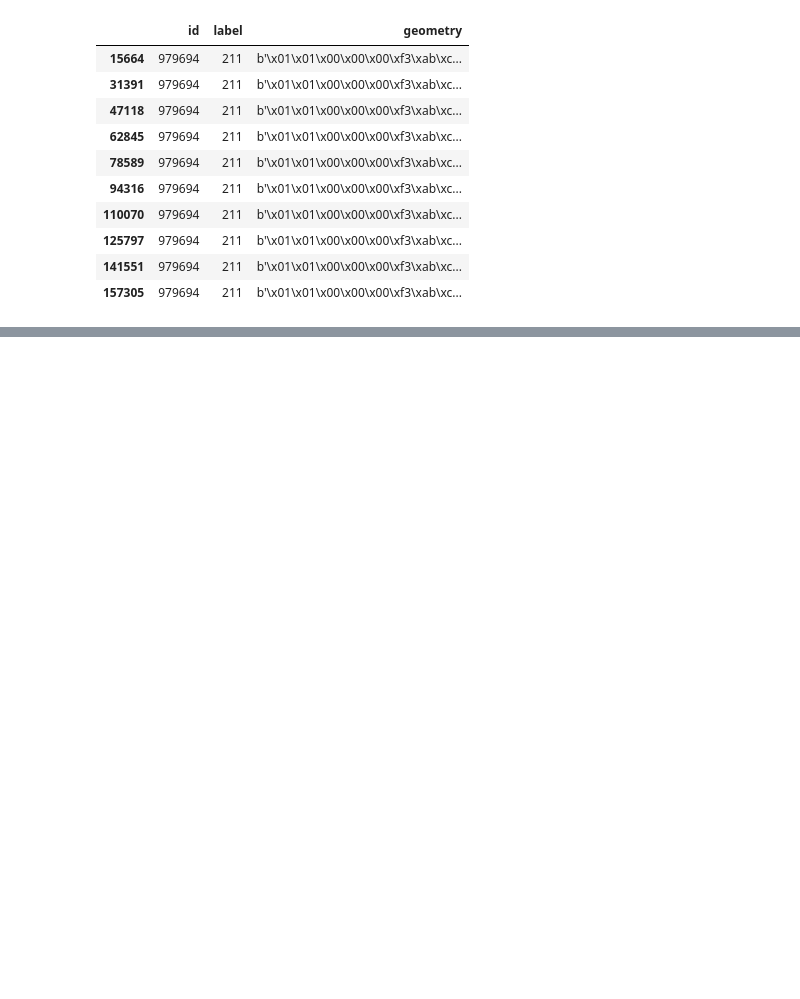
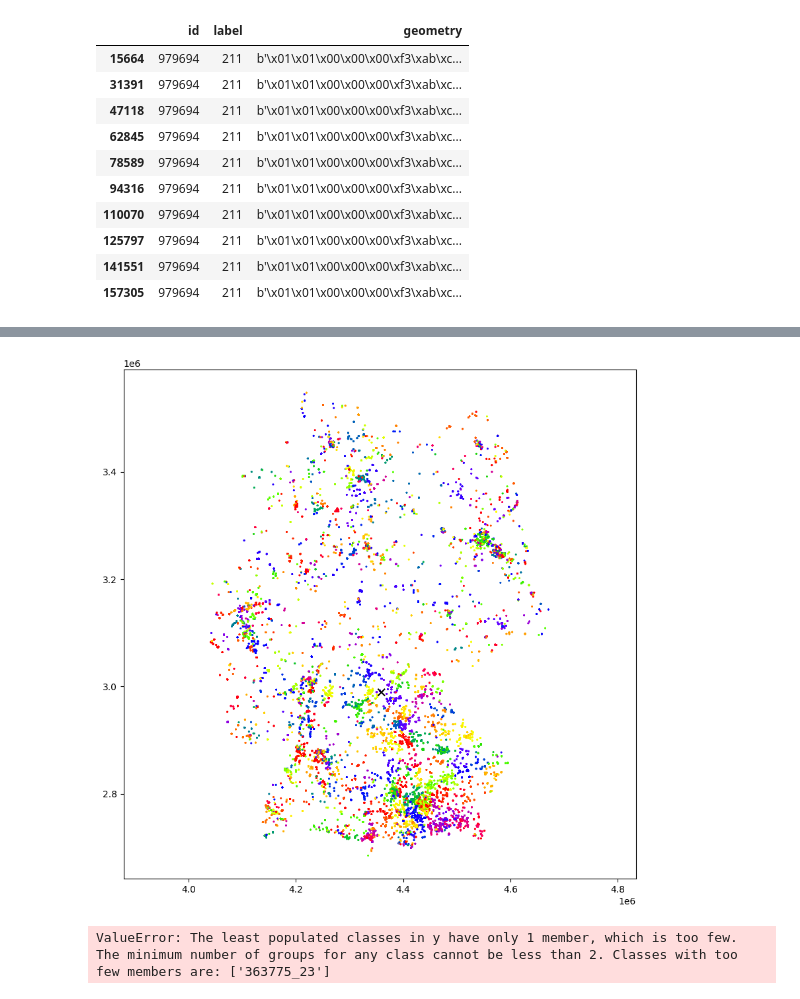
Before and after one commit to mfherrm/BioOTon, a Jupyter notebook: test.ipynb, the cells around one changed output, grey strips where cells are left out. Cells and saved outputs as stored; diff of their text form; code cells hidden in the pictures; blank space fills up the shorter version.

```diff
--- a/test.ipynb
+++ b/test.ipynb
@@ -90,0 +558,14 @@ aug_df.loc[aug_df.id == int(ds.combined_file_paths[i].stem.replace("wn_","").rep
+# %%
+wanted_oc = [
+    # Closed off areas
+    "112", #discontinuous urban fabric
+    "221","222", "244", # Vineyards, Fruit tree and berry plantations (2/3 are trees), Agro-forestry
+    "31", # Forest
+
+    # Open areas
+    "141", # green urban areas
+    "211", "212", "23", "241", "242", "243", # arable land (non- / permanently irrigated), pastures, annual crops, complex cultivation, agriculture+natural vegetation
+    "32", # Shrub and herbaceous
+    "41" # Inland wetlands
+]
+closed_codes = ["112", "221", "222", "244", "31"]
@@ -90,0 +636,4 @@ aug_df.loc[aug_df.id == int(ds.combined_file_paths[i].stem.replace("wn_","").rep
+# %%
+gdf = subset.copy()
+# stratify_key
+gdf['stratify_key'] = gdf['cell_id'].astype(str) + "_" + gdf['label_agg'].astype(str)
@@ -90,0 +663,31 @@ aug_df.loc[aug_df.id == int(ds.combined_file_paths[i].stem.replace("wn_","").rep
+# %%
+fig, ax = plt.subplots(figsize=(10, 10))
+codes, uniques = pd.factorize(gdf.stratify_key)
+counts = gdf.groupby("stratify_key")["X"].count()
+single_keys = counts[counts == 1].index
+mask = gdf["stratify_key"].isin(single_keys)
+gdf['plot_color'] = gdf['stratify_key'].map(lambda x: 'black' if counts.get(x, default=0) == 1 else 'none')
+
+ax.scatter(gdf.X, gdf.Y, c=codes, s=1, cmap='prism')
+
+ax.scatter(gdf.X, gdf.Y, c=gdf.plot_color, s=mask.map({True : 60, False : 1}),
+    marker='x')
+
+ax.set_aspect('equal', adjustable='datalim')
+
+plt.show()
+# %% [output]
+[figure, added]
+# %%
+from sklearn.model_selection import train_test_split
+
+# Perform split
+# 'train_size' is your desired sample percentage (e.g., 0.1 for 10%)
+sample_gdf, _ = train_test_split(
+    gdf,
+    train_size=0.1,
+    stratify=gdf['stratify_key'],
+    random_state=42
+)
+# %% [output]
+ValueError: The least populated classes in y have only 1 member, which is too few. The minimum number of groups for any class cannot be less than 2. Classes with too few members are: ['363775_23']
```
Also changed, not shown: parts of 53 cells of this notebook.
